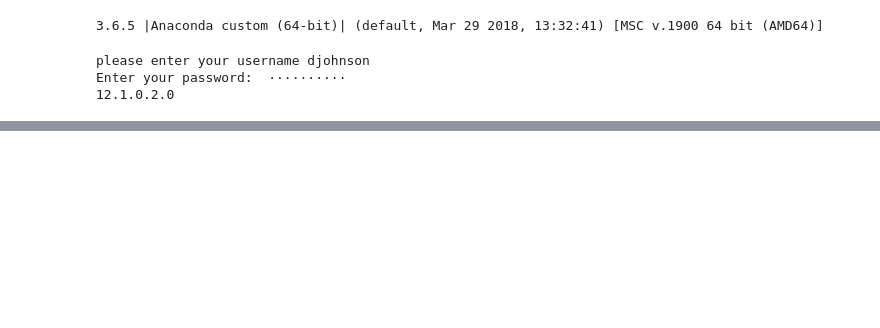
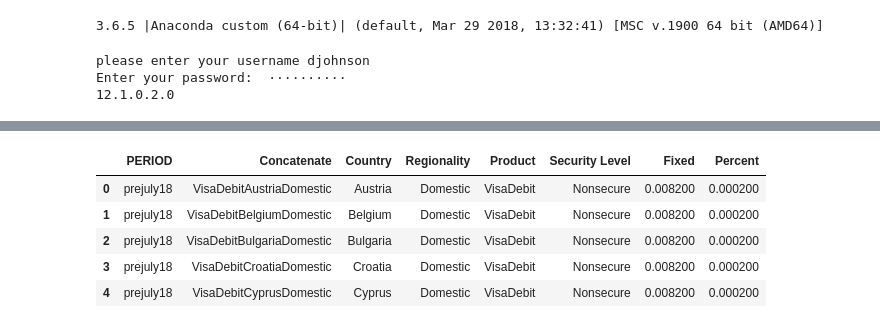
Before and after one commit to dbjohnsonii/work_portfolio, a Jupyter notebook: barclays_theoretical_sfs.ipynb, the cells around one changed output, grey strips where cells are left out. Cells and saved outputs as stored; diff of their text form; code cells hidden in the pictures; blank space fills up the shorter version.

Commit message:
barclays 2nd update - full system run - updates to follow

```diff
--- a/barclays_theoretical_sfs.ipynb
+++ b/barclays_theoretical_sfs.ipynb
@@ -42,2 +84,5 @@ group by BC.DATA_MONTH,BC.GROUP_NUMBER,BC.STATEMENT_NARRATIVE,BC.ISSUER_REGION_D
 # %%
 df2=pd.read_csv('G:\\Pricing\\Pricing Intelligence\\Market Changes\\Pricing Updates & Bulletins\\Scheme Fees\\Partners\\Barclays\\2018\\barclays_2018_fee_schedule_for_python.csv')
+iep=pd.read_csv('d:\\djohnson\\Desktop\\aib_theoreticals_desktop_ref\\aib_iep_theoreticals_V3.csv',encoding='ISO-8859-1')
+df_mc=pd.read_csv('d:\\djohnson\\Desktop\\aib_theoreticals_desktop_ref\\multicurrency.csv',encoding='ISO-8859-1')
+df_cntry=pd.read_csv('d:\\djohnson\\Desktop\\barclays_sf_analysis\\barclays_missing_countries.csv',encoding='ISO-8859-1')
@@ -43,0 +113,9 @@ df2=pd.read_csv('G:\\Pricing\\Pricing Intelligence\\Market Changes\\Pricing Upda
+# %%
+iep.head()
+# %% [output]
+|  | PERIOD | Concatenate | Country | Regionality | Product | Security Level | Fixed | Percent |
+| 0 | prejuly18 | VisaDebitAustriaDomestic | Austria | Domestic | VisaDebit | Nonsecure | 0.008200 | 0.000200 |
+| 1 | prejuly18 | VisaDebitBelgiumDomestic | Belgium | Domestic | VisaDebit | Nonsecure | 0.008200 | 0.000200 |
+| 2 | prejuly18 | VisaDebitBulgariaDomestic | Bulgaria | Domestic | VisaDebit | Nonsecure | 0.008200 | 0.000200 |
+| 3 | prejuly18 | VisaDebitCroatiaDomestic | Croatia | Domestic | VisaDebit | Nonsecure | 0.008200 | 0.000200 |
+| 4 | prejuly18 | VisaDebitCyprusDomestic | Cyprus | Domestic | VisaDebit | Nonsecure | 0.008200 | 0.000200 |
```
Also changed, not shown: parts of 45 cells of this notebook.
